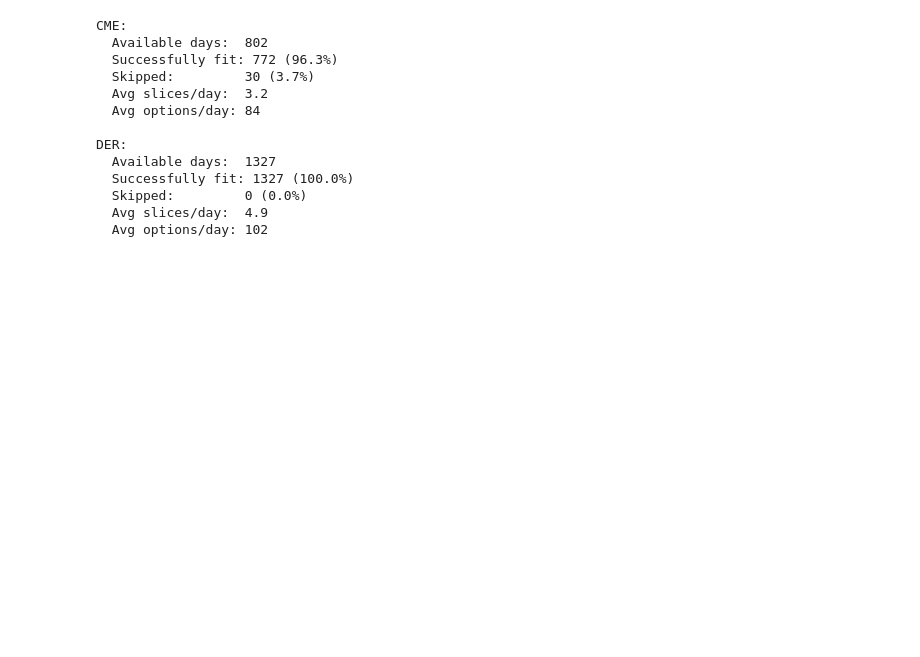
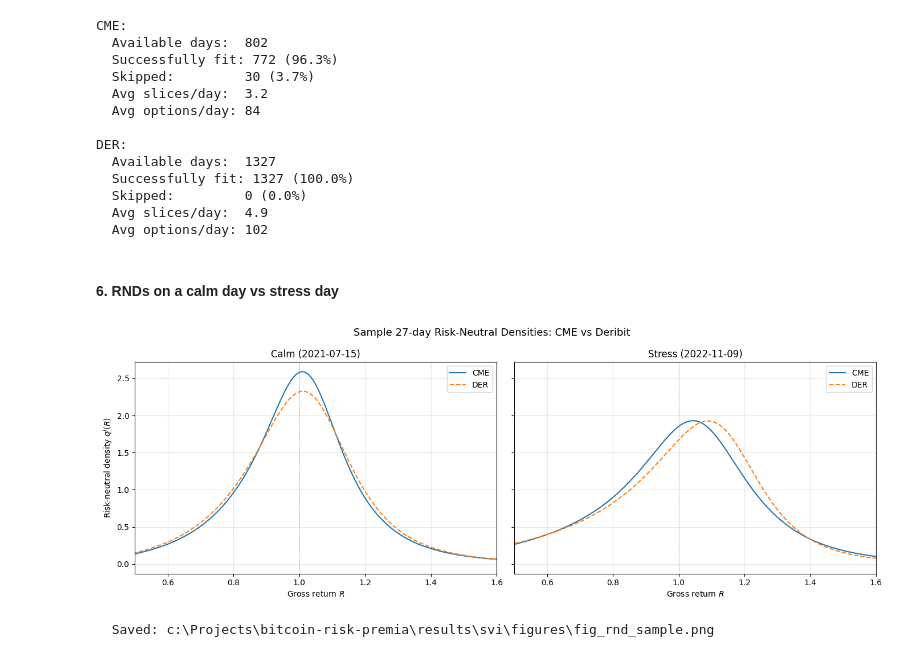
Before and after one commit to Lldelduca/bitcoin-risk-premia, a Jupyter notebook: notebooks/02_ssvi_fitting.ipynb, the cells around one changed output. Saved outputs shown, nothing was run; the diff lists cells and outputs as text; code cells hidden in the pictures; blank space fills up the shorter version.

```diff
--- a/notebooks/02_ssvi_fitting.ipynb
+++ b/notebooks/02_ssvi_fitting.ipynb
@@ -253,3 +254,55 @@ DER:
   Skipped:         0 (0.0%)
   Avg slices/day:  4.9
   Avg options/day: 102
+# %% [markdown]
+#### 6. RNDs on a calm day vs stress day
+# %%
+TAU_DAYS = 27
+calm_date = "2021-07-15"
+stress_date = "2022-11-09"
+
+fig, axes = plt.subplots(1, 2, figsize=(14, 5), sharey=True)
+
+for ax, (date_str, label) in zip(axes, [(calm_date, f"Calm ({calm_date})"),
+                                       (stress_date, f"Stress ({stress_date})")]):
+    for venue, color, ls in [("CME", "C0", "-"), ("DER", "C1", "--")]:
+
+        density_path = SURFACES_DIR / f"rnd_{venue}_densities.parquet"
+        df_rnd = pd.read_parquet(density_path)
+        df_rnd["date"] = pd.to_datetime(df_rnd["date"])
+
+        row = df_rnd[(df_rnd["date"] == pd.to_datetime(date_str)) &
+                     (df_rnd["tau_days"] == TAU_DAYS)]
+
+        if len(row) > 0:
+            row = row.iloc[0]
+            R = np.array(row["returns"])
+            q = np.array(row["density"])
+
+            R_GRID = np.linspace(R.min(), R.max(), 1000)
+            q_interp = np.interp(R_GRID, R, q, left=0, right=0)
+
+            mass = np.trapezoid(q_interp, R_GRID)
+            if mass > 0:
+                q_interp /= mass
+
+            ax.plot(R_GRID, q_interp, color=color, ls=ls, lw=1.5, label=venue)
+        else:
+            print(f"    [WARN] No RND for {venue} on {date_str}")
+
+    ax.axvline(1.0, color="gray", lw=0.5, ls=":")
+    ax.set_xlabel("Gross return $R$")
+    ax.set_xlim(0.50, 1.60)
+    ax.set_title(label)
+    ax.legend(fontsize=10)
+
+axes[0].set_ylabel("Risk-neutral density $q^j(R)$")
+fig.suptitle("Sample 27-day Risk-Neutral Densities: CME vs Deribit", fontsize=13)
+plt.tight_layout()
+
+plt.savefig(FIG_DIR / "fig_rnd_sample.png", dpi=150)
+plt.show()
+print(f"  Saved: {FIG_DIR / 'fig_rnd_sample.png'}")
+# %% [output]
+[figure, added]
+  Saved: c:\Projects\bitcoin-risk-premia\results\svi\figures\fig_rnd_sample.png
```
Also changed, not shown: parts of 4 cells of this notebook, 16 other files.
